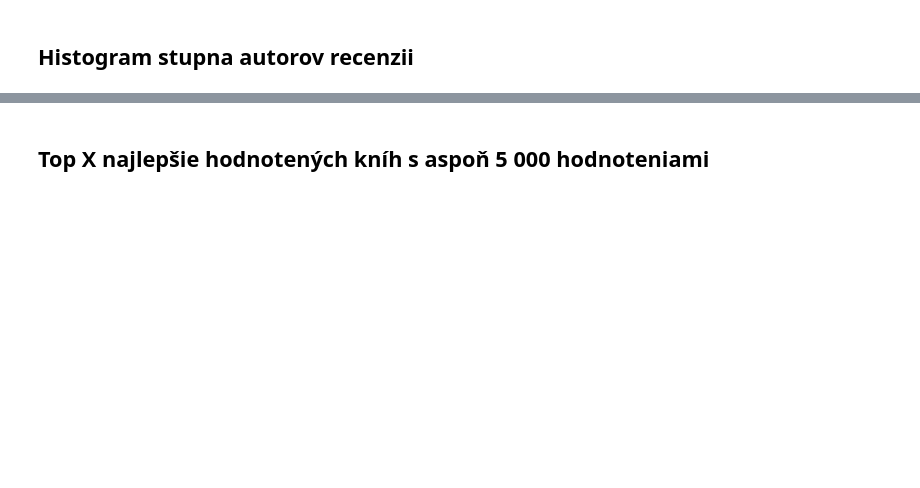
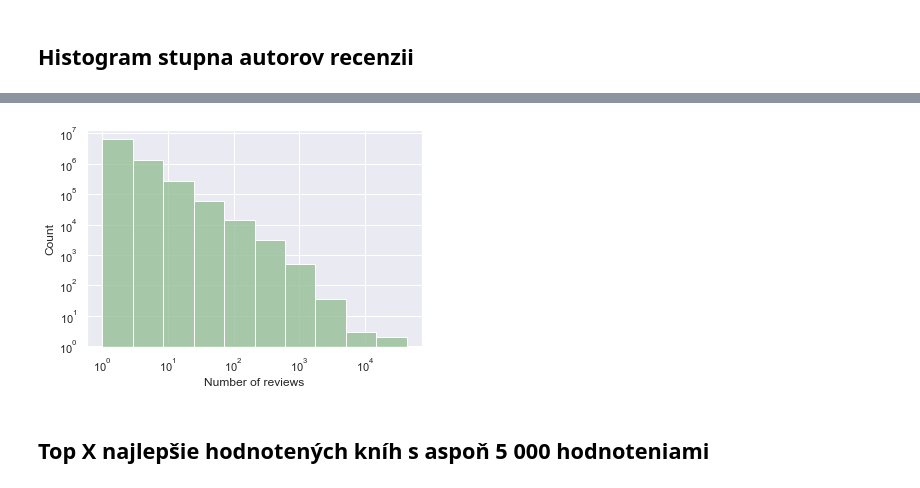
Before and after one commit to 01011001010/Veda-o-sietach-projekt, a Jupyter notebook: statistika.ipynb, the cells around one changed output, grey strips where cells are left out. Cells and saved outputs as stored; diff of their text form; code cells hidden in the pictures; blank space fills up the shorter version.

```diff
--- a/statistika.ipynb
+++ b/statistika.ipynb
@@ -52,3 +68,11 @@ df['ID_reviewer'].value_counts().plot(kind='hist', bins=np.logspace(np.log10(1),
+# %%
+fig, ax = plt.subplots()
+ax.set_xscale('log')
+ax.set_yscale('log')
+sns.histplot(ax=ax, data=pd.DataFrame(df['ID_reviewer'].value_counts()).rename(columns={'ID_reviewer':'Number of reviews'}), x='Number of reviews', bins=10, color='darkseagreen')
+plt.show()
+# %% [output]
+[figure, added]
 # %%
 def from_ISBN_to_title(column):
     new_col = list()
```
Also changed, not shown: parts of 12 cells of this notebook.
